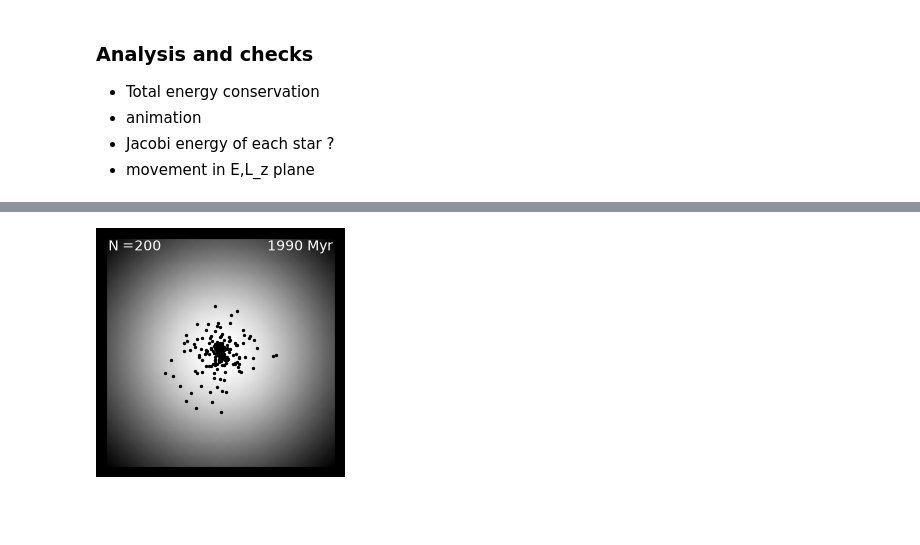
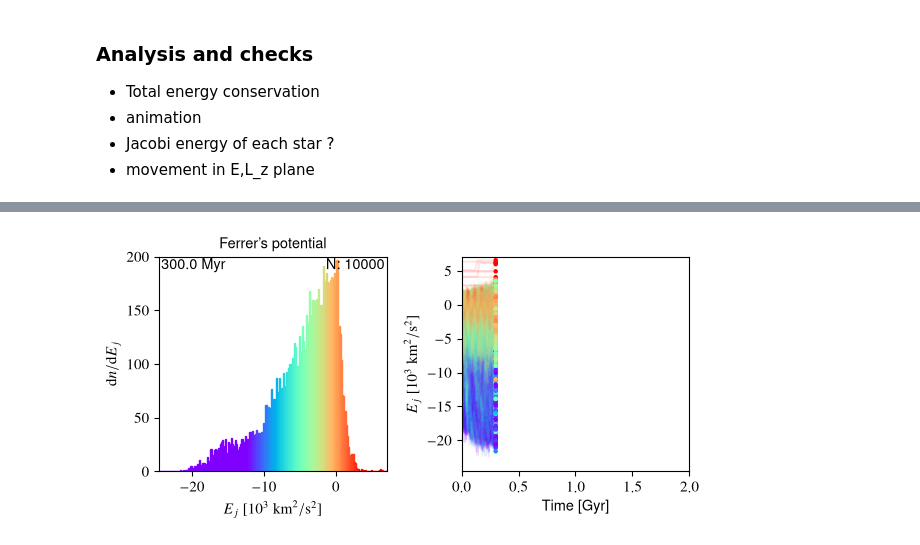
Before and after one commit to salvatore-ferrone/bar-dynamics, a Jupyter notebook: experiments/schwarzschild_sims/scrap.ipynb, the cells around one changed output, grey strips where cells are left out. Drawn from its saved outputs; the diff is of its cells as text; code cells hidden in the pictures; blank space fills up the shorter version.

```diff
--- a/experiments/schwarzschild_sims/scrap.ipynb
+++ b/experiments/schwarzschild_sims/scrap.ipynb
@@ -91,6 +95,0 @@ pdensity    =pdisks.projectedDensity(XY)
-# %%
-# get data from the file
-trajectories    =   myfile[group]['trajectories']
-timestamps      =   myfile[group]['time'] * myfile[group].attrs['unitT'] * u.s * u.kpc/u.km
-timestamps      =   timestamps.to(u.Myr).value
-nbody           =   myfile[group]['mass'].shape[0]
@@ -101,18 +96,53 @@ np.float64(2.9803149606299213)
-# %%
-width=(150.9*u.mm).to(u.imperial.inch).value
-height=(75.7*u.mm).to(u.imperial.inch).value
-
-timeindex = 19900;xindex=0;yindex=1
-str_time = "{:.0f} Myr".format(timestamps[timeindex])
-# UNIVERSAL ACROSS ALL FRAMES
-fig=plt.figure(figsize=(width,height),facecolor="k")
-axes=fig.add_subplot(111)
-axes.text(0.01,0.99,r"N ={:d}".format(nbody),va="top",ha="left",transform=axes.transAxes,color="white")
-axes.set(xlim=[xmin,xmax],ylim=[xmin,xmax],aspect="equal",xticks=[],yticks=[])
-axes.pcolormesh(XS,YS,numpy.reshape(pdensity,XS.shape),cmap="grey",shading="gouraud")
-# FRAME SPECIFIC
-scat=axes.scatter(trajectories[timeindex,:,xindex],trajectories[timeindex,:,yindex],s=2,color="k")
-txt=axes.text(0.99,0.99,str_time,va="top",ha="right",transform=axes.transAxes,color="white")
-fig.savefig("example_frame_{:06d}.png".format(timeindex),dpi=300)
-# %% [output]
-[figure, removed]
+# %%
+nbins = numpy.sqrt(nbody)
+unitE=myfile[group].attrs['unitV']**2 / 1e3
+bins=unitE*numpy.linspace(jacobii[:].min(), jacobii[:].max(),int(2*nbins))
+# %%
+import matplotlib.colors
+norm=matplotlib.colors.Normalize(vmin=jacobii.min()/2,vmax=jacobii.max()/2)
+cmap=plt.get_cmap("rainbow")
+mycolors = cmap(norm(jacobii[0,:]))
+# %%
+path = "ferrers_bar_10000/nbody_10000/"
+# %%
+# let's look at the initial distributioon
+NNSKIP = 100
+timestep_indexes=numpy.arange(0,timesteps.shape[0],dtype=int)
+frame_indexes = numpy.arange(0,timesteps.shape[0]/NNSKIP,dtype=int)
+
+fig,axis=plt.subplots(1,2,figsize=((8.26-2),(8.26-2)/2))
+
+# iterate over the frames
+cc = 30
+timeindex=timestep_indexes[NNSKIP*cc]
+# set up the plot
+axis[0].set(xlabel=r"$E_j~[10^3~\mathrm{km}^2/\mathrm{s}^2]$",ylabel=r"$\mathrm{d}n/\mathrm{d}E_j$",xlim=[bins.min(),bins.max()],ylim=[0,200],title="Ferrer's potential");
+axis[0].text(0.99,0.99,s="N: {:d}".format(nbody),transform=axis[0].transAxes,ha="right",va="top");
+
+# plot the energy for star
+for i in range(nbody):
+    axis[1].plot(timesteps[0:timeindex:NNSKIP],unitE*jacobii[0:timeindex:NNSKIP,i],c=mycolors[i],alpha=.1)
+axis[1].set(xlim=[0,timesteps.max()],ylim=[unitE*jacobii.min(),unitE*jacobii.max()],ylabel=r"$E_j~[10^3~\mathrm{km}^2/\mathrm{s}^2]$",xlabel="Time [Gyr]")
+# plot the current position, but color it by the initial energy
+axis[1].scatter(timesteps[timeindex]*numpy.ones_like(jacobii[timeindex,:]),unitE*jacobii[timeindex,:],color=mycolors,s=5,zorder=1000)
+
+# get the histogram of the distribution of jacobii energies
+counts, edges, patches = axis[0].hist(
+    unitE * jacobii[timeindex, :],
+    bins=bins,
+    edgecolor="black",
+)
+
+centers = (edges[:-1] + edges[1:]) / 2
+colors = cmap(norm(centers / unitE))
+# recolor all the bins based on the jacobii energy
+for patch, color in zip(patches, colors):
+    patch.set_facecolor(color)
+    patch.set_edgecolor(color)
+axis[0].text(0.01,0.99,s="{:.1f} Myr".format(1000*timesteps[timeindex]),transform=axis[0].transAxes,ha="left",va="top");
+
+fig.tight_layout()
+# save the frame
+fig.savefig(path+"frame_{:06d}.png".format(frame_indexes[cc]),dpi=300)
+# %% [output]
+[figure, added]
```
Also changed, not shown: parts of 13 cells of this notebook, 4 other files.
